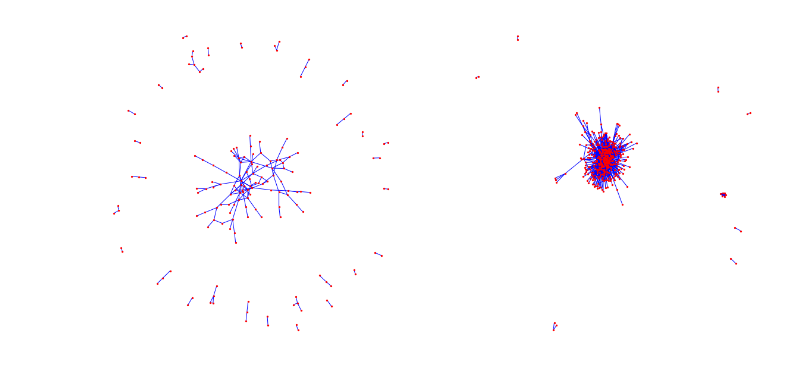
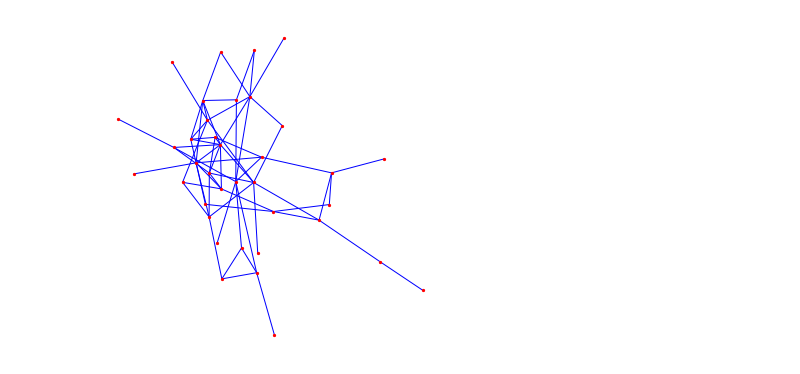
Before and after one commit to ghoumrassi/StockMarketDynamicGCN, a Jupyter notebook: researchproject/notebooks/visualise_network.ipynb, the cells around one changed output. Cells and saved outputs as stored; diff of their text form; code cells hidden in the pictures.

Commit message:
network visualisations

```diff
--- a/researchproject/notebooks/visualise_network.ipynb
+++ b/researchproject/notebooks/visualise_network.ipynb
@@ -37,10 +37,9 @@ for _, a, b, _ in results:
     if a in ticker_idx and b in ticker_idx:
         G2.add_edge(ticker_idx[a], ticker_idx[b])
 # %%
-fig, ax = plt.subplots(1, 2, figsize=(20,10))
+fig, ax = plt.subplots(figsize=(6,6))
 nx.draw(G, node_color='r', edge_color='b',
-        node_size=5, ax=ax[0])
-nx.draw(G2, node_color='r', edge_color='b',
-        node_size=5, ax=ax[1])
+        node_size=5, ax=ax)
+plt.savefig((FIGURES / 'sec_graph'))
 # %% [output]
-[figure, old version]
+[figure, new version]
```
Also changed, not shown: parts of 2 cells of this notebook, 2 other files.
